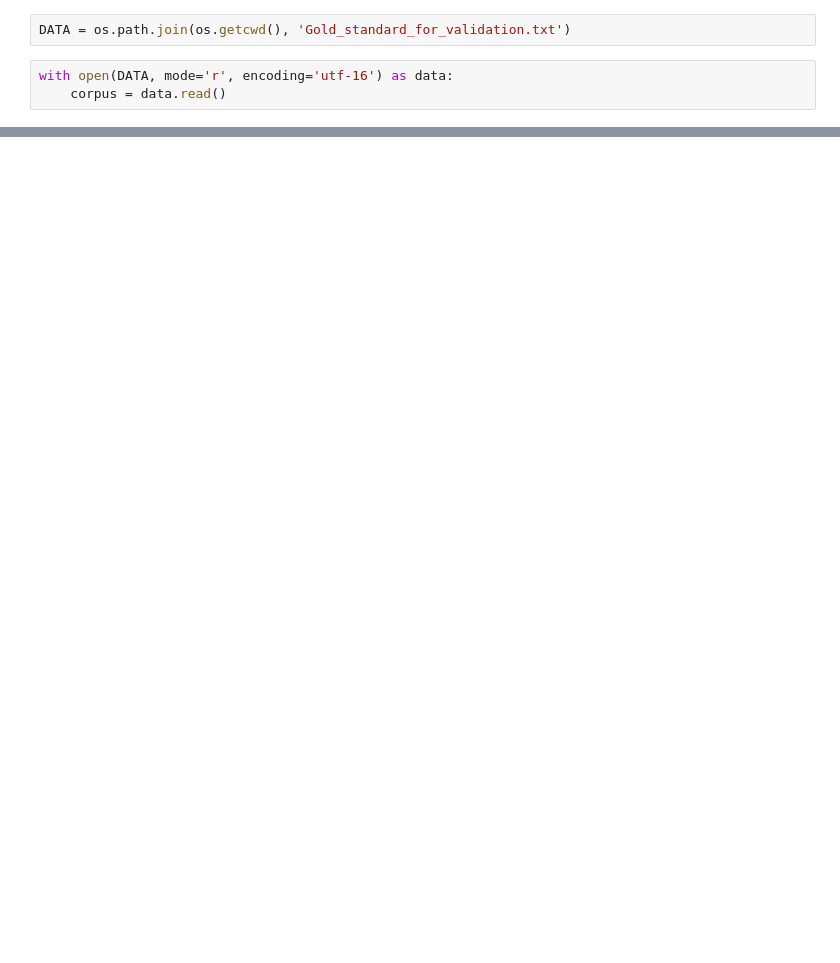
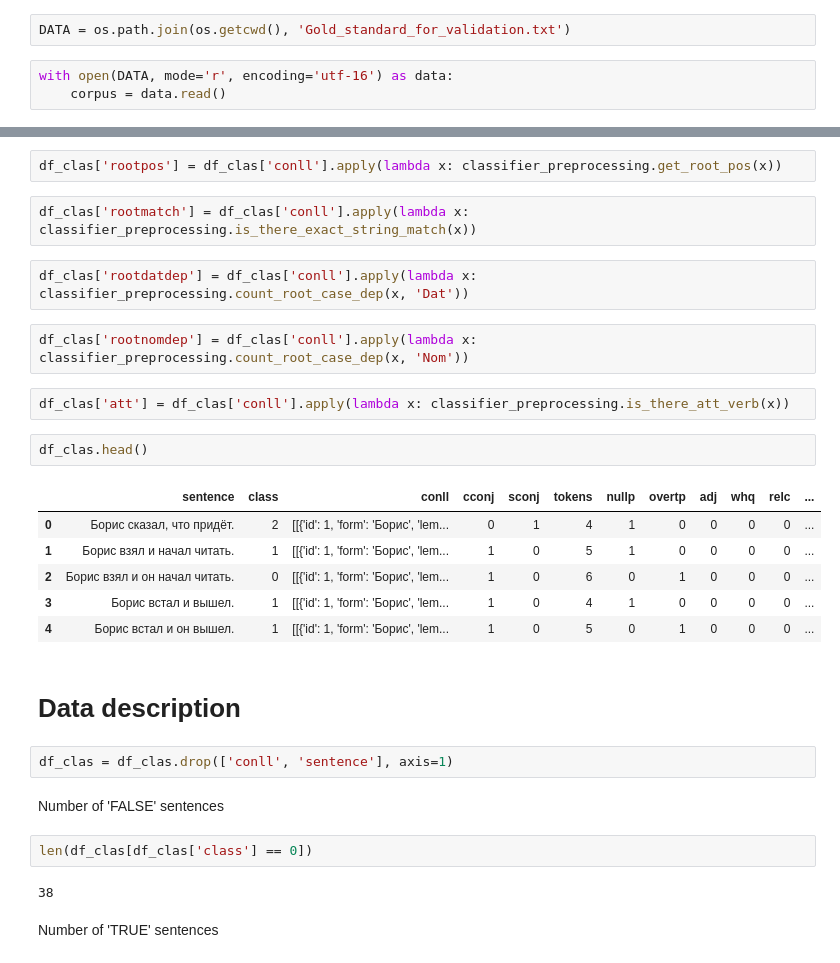
Before and after one commit to lauberto/MA-thesis, a Jupyter notebook: scripts/prodrop.ipynb, the cells around one changed output, grey strips where cells are left out. Drawn from its saved outputs; the diff is of its cells as text; blank space fills up the shorter version.

```diff
--- a/scripts/prodrop.ipynb
+++ b/scripts/prodrop.ipynb
@@ -67,0 +190,31 @@ NameError: name 'decision' is not defined
+# %%
+df_clas['rootpos'] = df_clas['conll'].apply(lambda x: classifier_preprocessing.get_root_pos(x))
+# %%
+df_clas['rootmatch'] = df_clas['conll'].apply(lambda x: classifier_preprocessing.is_there_exact_string_match(x))
+# %%
+df_clas['rootdatdep'] = df_clas['conll'].apply(lambda x: classifier_preprocessing.count_root_case_dep(x, 'Dat'))
+# %%
+df_clas['rootnomdep'] = df_clas['conll'].apply(lambda x: classifier_preprocessing.count_root_case_dep(x, 'Nom'))
+# %%
+df_clas['att'] = df_clas['conll'].apply(lambda x: classifier_preprocessing.is_there_att_verb(x))
+# %%
+df_clas.head()
+# %% [output]
+|  | sentence | class | conll | cconj | sconj | tokens | nullp | overtp | adj | whq | relc | ... |
+| 0 | Борис сказал, что придёт. | 2 | [[{'id': 1, 'form': 'Борис', 'lem... | 0 | 1 | 4 | 1 | 0 | 0 | 0 | 0 | ... |
+| 1 | Борис взял и начал читать. | 1 | [[{'id': 1, 'form': 'Борис', 'lem... | 1 | 0 | 5 | 1 | 0 | 0 | 0 | 0 | ... |
+| 2 | Борис взял и он начал читать. | 0 | [[{'id': 1, 'form': 'Борис', 'lem... | 1 | 0 | 6 | 0 | 1 | 0 | 0 | 0 | ... |
+| 3 | Борис встал и вышел. | 1 | [[{'id': 1, 'form': 'Борис', 'lem... | 1 | 0 | 4 | 1 | 0 | 0 | 0 | 0 | ... |
+| 4 | Борис встал и он вышел. | 1 | [[{'id': 1, 'form': 'Борис', 'lem... | 1 | 0 | 5 | 0 | 1 | 0 | 0 | 0 | ... |
+# %% [markdown]
+# Data description
+# %%
+df_clas = df_clas.drop(['conll', 'sentence'], axis=1)
+# %% [markdown]
+Number of 'FALSE' sentences
+# %%
+len(df_clas[df_clas['class'] == 0])
+# %% [output]
+38
+# %% [markdown]
+Number of 'TRUE' sentences
```
Also changed, not shown: parts of 73 cells of this notebook, 5 other files.
